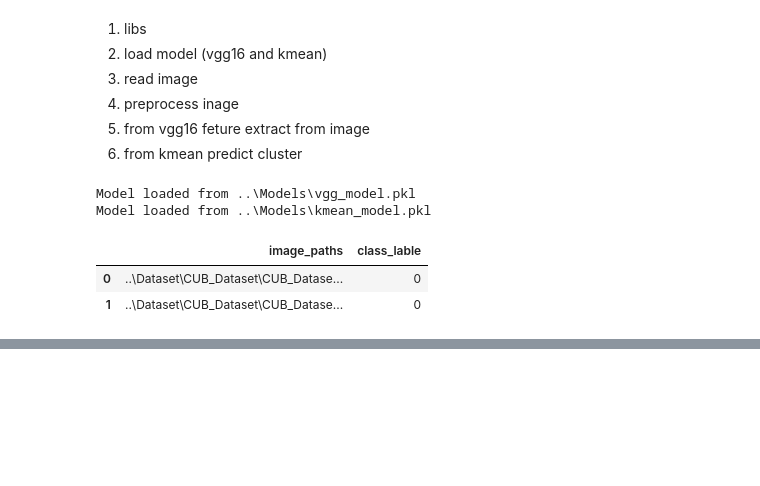
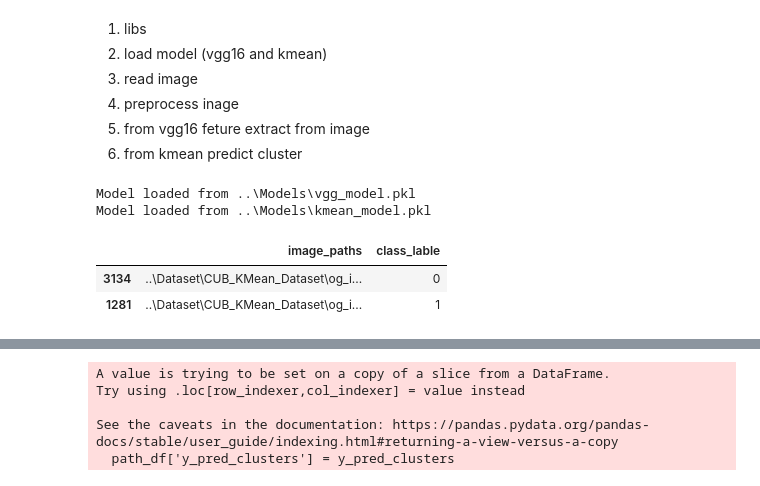
Before and after one commit to mungekarkiran/Basic_Python, a Jupyter notebook: Zero_shot_Learning/Notebook/Kmean by kiran.ipynb, the cells around one changed output, grey strips where cells are left out. Drawn from its saved outputs; the diff is of its cells as text; code cells hidden in the pictures; blank space fills up the shorter version.

```diff
--- a/Zero_shot_Learning/Notebook/Kmean by kiran.ipynb
+++ b/Zero_shot_Learning/Notebook/Kmean by kiran.ipynb
@@ -306,0 +344,7 @@ Name: count, dtype: int64
+# %%
+from sklearn.model_selection import train_test_split
+
+# Split the data into training and test sets
+train_val_data, test_data = train_test_split(df, test_size=0.1, random_state=42, stratify=df['class_number'])
+train_data, val_data = train_test_split(train_val_data, test_size=0.2, random_state=42, stratify=train_val_data['class_number'])
+# train_data, val_data, test_data
@@ -307,5 +399,7 @@ Name: count, dtype: int64
 # %%
-path_df = df[['image_paths', 'class_lable']]
+# path_df = train_data[['image_paths', 'class_lable']]
+# path_df = val_data[['image_paths', 'class_lable']]
+path_df = test_data[['image_paths', 'class_lable']]
 path_df
 # %% [output]
 |  | image_paths | class_lable |
@@ -369,31 +463,34 @@ kmean_model = load_model(kmean_model_file_path)
 Model loaded from ..\Models\vgg_model.pkl
 Model loaded from ..\Models\kmean_model.pkl
 # %%
+%%time
 # Read images
 display(path_df.head(2))
 print('\n')
 
+y_pred_clusters = []
 # Iterate over each row in the DataFrame
 for _, row in path_df.iterrows():
     image_path = row['image_paths']
     cluster_class = row['class_lable']
 
     # Load and preprocess image
     image = load_and_preprocess_image(image_path)
 
     # Extract features
     feature = vgg16_model.predict(image)
 
     # Convert features to numpy array
     features = np.array(feature)
 
     # Predict with the loaded model
-    y_pred_clusters = predict(kmean_model, features)
-    print(y_pred_clusters)
+    # y_pred_clusters = predict(kmean_model, features)
+    y_pred_clusters.append(predict(kmean_model, features)[0])
+#     print(y_pred_clusters)
 
-    break
+#     break
 # %% [output]
 |  | image_paths | class_lable |
-| 0 | ..\Dataset\CUB_Dataset\CUB_Datase... | 0 |
-| 1 | ..\Dataset\CUB_Dataset\CUB_Datase... | 0 |
+| 3134 | ..\Dataset\CUB_KMean_Dataset\og_i... | 0 |
+| 1281 | ..\Dataset\CUB_KMean_Dataset\og_i... | 1 |
 1/1 [==============================] - 2s 2s/step
@@ -400,0 +513,8 @@ for _, row in path_df.iterrows():
+# %%
+path_df['y_pred_clusters'] = y_pred_clusters
+# %% [output]
+A value is trying to be set on a copy of a slice from a DataFrame.
+Try using .loc[row_indexer,col_indexer] = value instead
+
+See the caveats in the documentation: https://pandas.pydata.org/pandas-docs/stable/user_guide/indexing.html#returning-a-view-versus-a-copy
+  path_df['y_pred_clusters'] = y_pred_clusters
```
Also changed, not shown: parts of 23 cells of this notebook.
